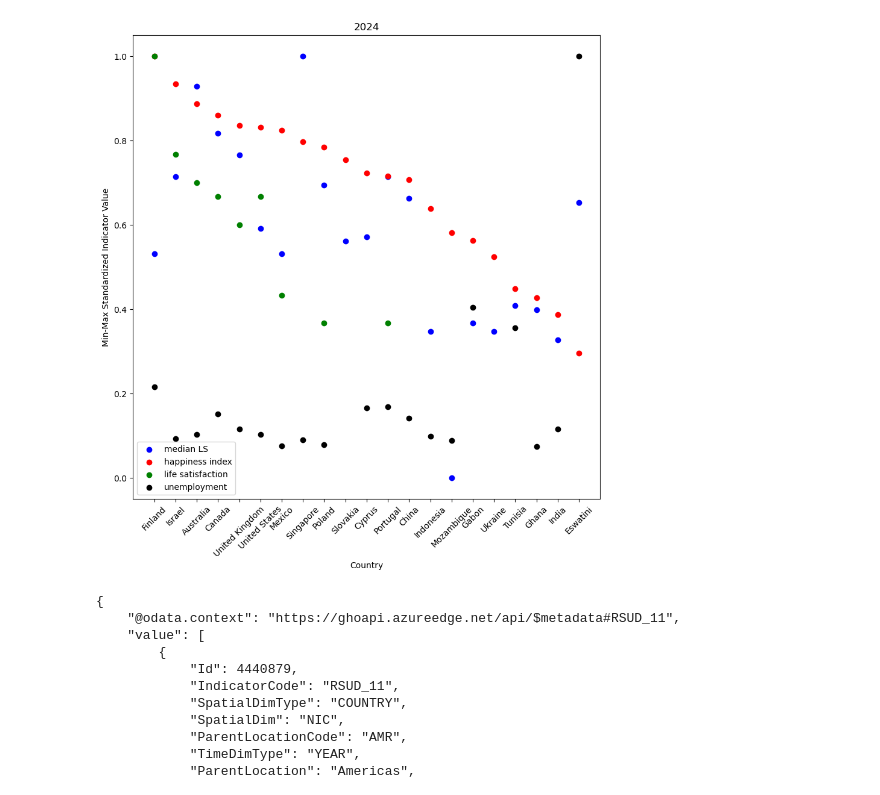
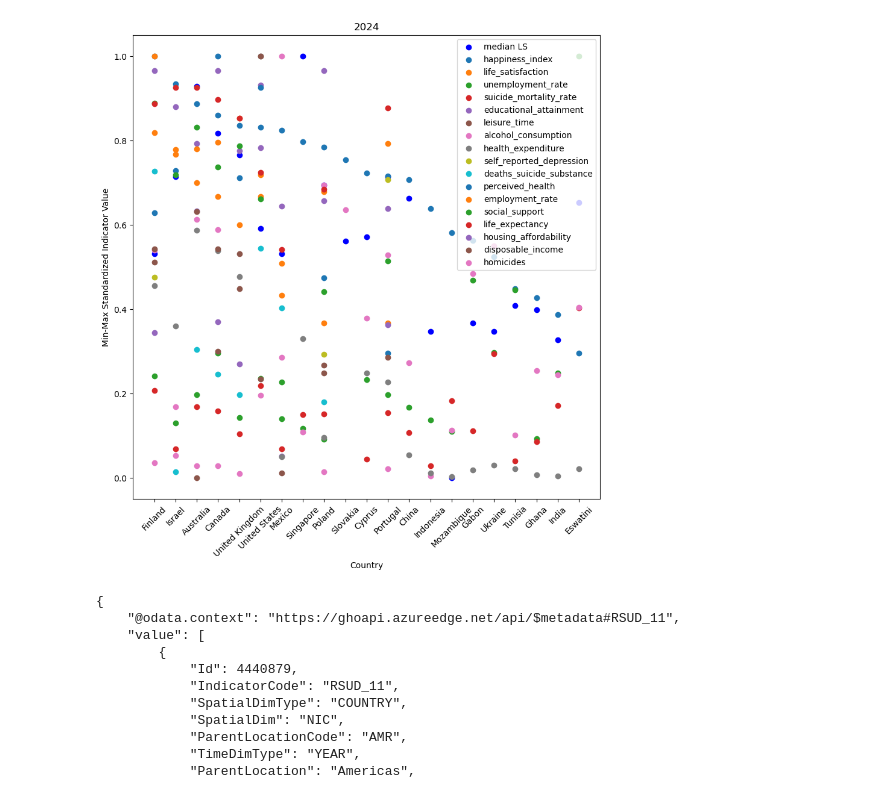
Before and after one commit to Blake-Dowling/Music-Sentiment-Analysis, a Jupyter notebook: analysis.ipynb, the cells around one changed output. Drawn from its saved outputs; the diff is of its cells as text; code cells hidden in the pictures.

Commit message:
OECD indicators added

```diff
--- a/analysis.ipynb
+++ b/analysis.ipynb
@@ -9,8 +11,15 @@ conn = sqlite3.connect('songs.db')
 
 cursor = conn.cursor()
 # %%
-
-
+def getIndicators():
+    cursor.execute(
+        '''
+            PRAGMA table_info(indicator_set);
+        '''
+    )
+    columns = cursor.fetchall()
+    columns = np.array(columns)[1:,1]
+    return columns
 def calcMedianSentiment():
     medianLyricSentiment = {}
     cursor.execute(
@@ -87,27 +96,27 @@ def standardizeDict(dict):
         dict[country] = (dict[country] - dictMin) / (dictMax - dictMin)
     return dict
 # %%
-medianLyricSentiment = standardizeDict(calcMedianSentiment())
-happiness_index = standardizeDict(getIndicatorDict('happiness_index'))
-happiness_index = {k: happiness_index[k] for k in happiness_index if k in medianLyricSentiment}
-life_satisfaction = standardizeDict(getIndicatorDict('life_satisfaction'))
-life_satisfaction = {k: life_satisfaction[k] for k in life_satisfaction if k in medianLyricSentiment}
-unemployment = standardizeDict(getIndicatorDict('unemployment'))
-unemployment = {k: unemployment[k] for k in unemployment if k in medianLyricSentiment}
 fig, axs = plt.subplots(1, 1, figsize=(10, 10))
 plt.xticks(rotation=45)
 
 axs.set_title("2024")
 axs.set_ylabel("Min-Max Standardized Indicator Value")
 axs.set_xlabel("Country")
+
+medianLyricSentiment = standardizeDict(calcMedianSentiment())
 axs.scatter(medianLyricSentiment.keys(), medianLyricSentiment.values(), color='blue', label="median LS")
-axs.scatter(happiness_index.keys(), happiness_index.values(), color='red', label="happiness index")
-axs.scatter(life_satisfaction.keys(), life_satisfaction.values(), color='green', label="life satisfaction")
-axs.scatter(unemployment.keys(), unemployment.values(), color='black', label="unemployment")
+
+indicators = getIndicators()
+
+for index, indicator in enumerate(indicators):
+    X_indicator = standardizeDict(getIndicatorDict(indicator))
+    X_indicator = {k: X_indicator[k] for k in X_indicator if k in medianLyricSentiment}
+    axs.scatter(X_indicator.keys(), X_indicator.values(), label=indicator)
+
 plt.legend()
 plt.show()
 # %% [output]
-[figure, old version]
+[figure, new version]
 # %%
 response = requests.get("https://ghoapi.azureedge.net/api/Indicator?$filter=contains(IndicatorName,'substance')")
 response = requests.get("https://ghoapi.azureedge.net/api/RSUD_11")
```
Also changed, not shown: parts of 2 cells of this notebook, 10 other files.
